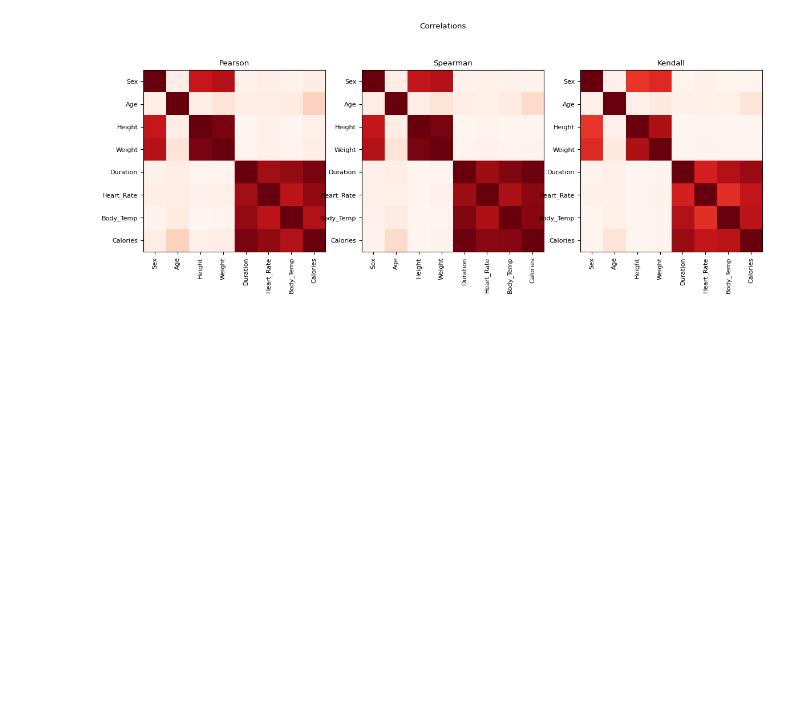
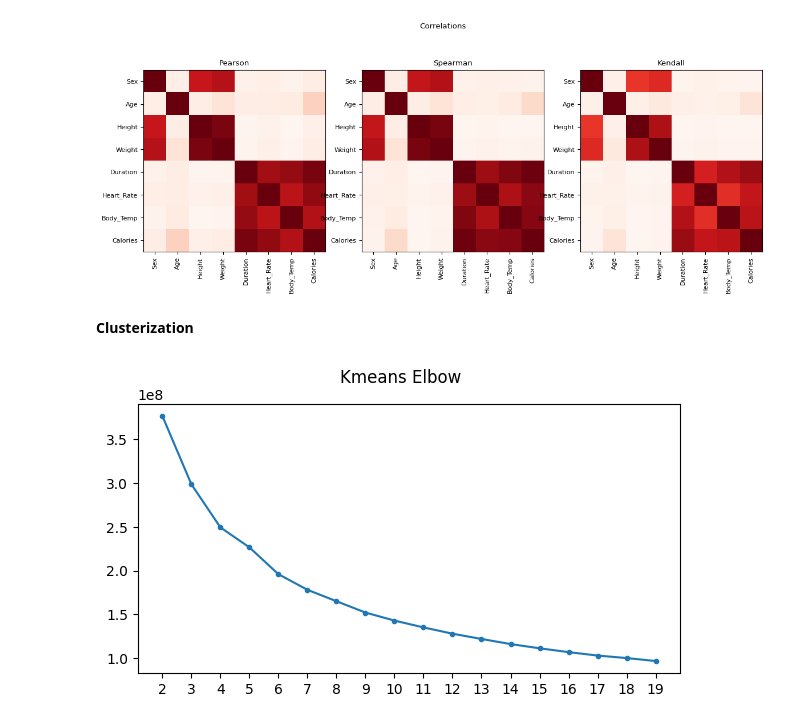
Before and after one commit to j2cry/playground, a Jupyter notebook: S5E5/overview.ipynb, the cells around one changed output. Saved outputs shown, nothing was run; the diff lists cells and outputs as text; code cells hidden in the pictures; blank space fills up the shorter version.

Commit message:
Overview KMeans

```diff
--- a/S5E5/overview.ipynb
+++ b/S5E5/overview.ipynb
@@ -302,5 +209,15 @@ for n, method in enumerate(CORRELATIONS):
 plt.show()
 # %% [output]
 [figure]
+# %% [markdown]
+__Clusterization__
+# %%
+X = data.copy()
+X.Sex = (X.Sex == 'male').astype(int)
+X.drop(columns='Calories', inplace=True)
+
+kmeans_elbow(X, range(2, 20))
+# %% [output]
+[figure, added]
 # %%
 #
```
Also changed, not shown: parts of 2 cells of this notebook.
